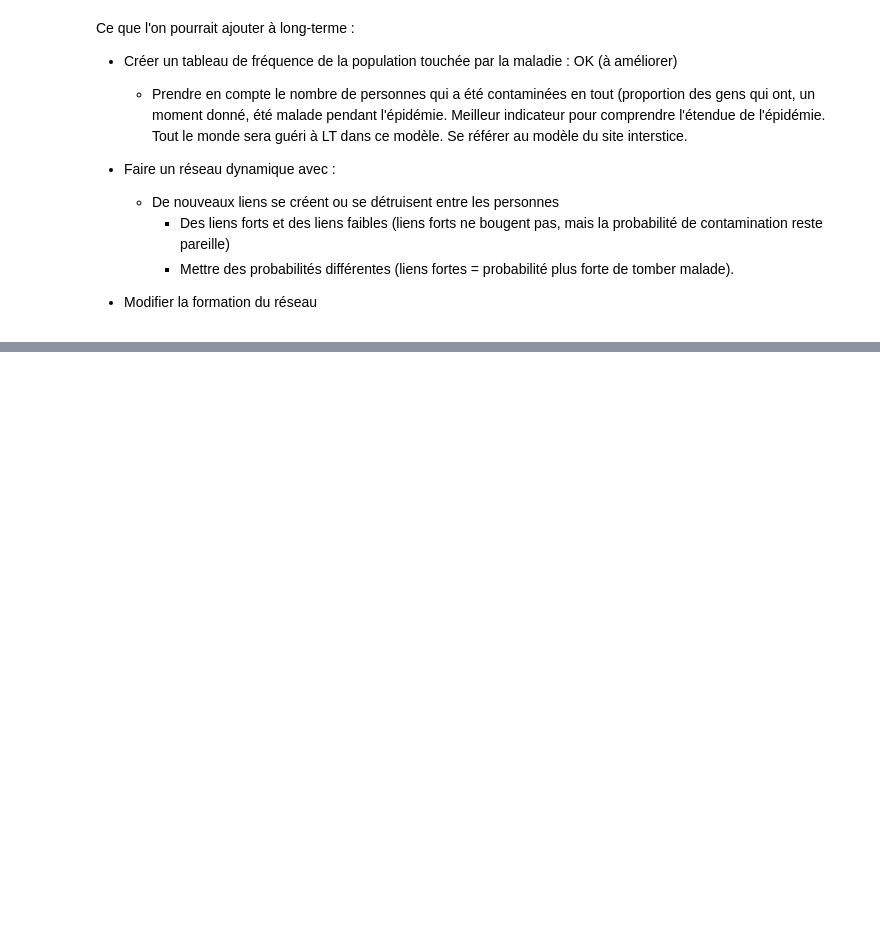
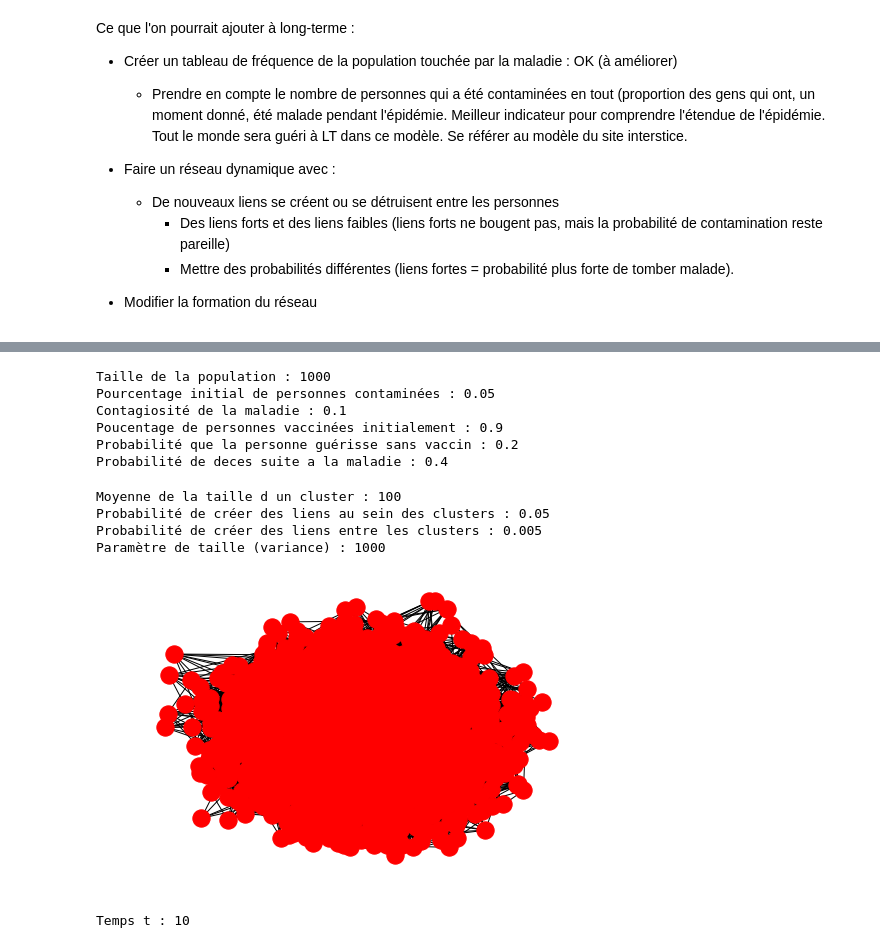
Before and after one commit to PasquierFelix/Projet-Informatique-1A, a Jupyter notebook: Projet Python.ipynb, the cells around one changed output, grey strips where cells are left out. Saved outputs shown, nothing was run; the diff lists cells and outputs as text; code cells hidden in the pictures; blank space fills up the shorter version.

```diff
--- a/Projet Python.ipynb
+++ b/Projet Python.ipynb
@@ -347,0 +196,48 @@ Choses à faire pour faire en sorte que les personnes meurent :
+# %%
+#Création des noeuds du réseau
+
+n = int(input('Taille de la population : '))
+p_init = float(input ('Pourcentage initial de personnes contaminées : '))
+lmbda = float(input('Contagiosité de la maladie : '))
+mu = float(input('Poucentage de personnes vaccinées initialement : '))
+eta = float(input('Probabilité que la personne guérisse sans vaccin : '))
+rho = float(input('Probabilité de deces suite a la maladie : '))
+
+G2 = nx.Graph()
+G2.clear()
+# %% [output]
+Taille de la population : 1000
+Pourcentage initial de personnes contaminées : 0.05
+Contagiosité de la maladie : 0.1
+Poucentage de personnes vaccinées initialement : 0.9
+Probabilité que la personne guérisse sans vaccin : 0.2
+Probabilité de deces suite a la maladie : 0.4
+# %%
+#Création du réseau d'individus
+
+
+m = float(input ('Moyenne de la taille d un cluster : '))
+p_intra = float(input ('Probabilité de créer des liens au sein des clusters : '))
+p_inter = float(input('Probabilité de créer des liens entre les clusters : '))
+v = float(input('Paramètre de taille (variance) : '))
+
+G2 = nx.gaussian_random_partition_graph(n,m,v,p_intra,p_inter)
+# %% [output]
+Moyenne de la taille d un cluster : 100
+Probabilité de créer des liens au sein des clusters : 0.05
+Probabilité de créer des liens entre les clusters : 0.005
+Paramètre de taille (variance) : 1000
+# %%
+G3 = nx.Graph.copy(G2)
+# %%
+#Mise en place des attributs pour chaque noeud (malade/pas malade initialement, vacciné/pas vacciné)
+#Trouver un moyen de faire en sorte qu'on ne soit pas malade et contaminé en même temps
+
+Populations = {k: {'malade': np.random.choice(["Oui", "Non"], p=[p_init, 1-p_init]), 'vacciné': np.random.choice(["Oui", "Non"], p=[mu, 1-mu]), 'temps malade': 0} for k in range(n)}
+# %%
+nx.set_node_attributes(G3,Populations)
+# %%
+nx.draw(G3)
+plt.show()
+# %% [output]
+[figure, added]
@@ -347,0 +286,21 @@ Choses à faire pour faire en sorte que les personnes meurent :
+# %%
+#Demande du temps d'etude
+
+t = int(input('Temps t : '))
+
+M = nx.get_node_attributes(G3, 'malade')
+Pop_malade_0 = len([k for k,v in M.items() if v == 'Oui'])
+Pop_tot = [n]
+Pop_malade_t = [Pop_malade_0]
+Pop_saine = [n-Pop_malade_0]
+Pop_retablie = [0]
+Temps = [0]
+
+for j in range(t):
+    transmission_maladie(G3, lmbda)
+    guerison_maladie(G3, eta,Pop_retablie)
+    deces(G3,rho,Pop_tot)
+    temps_malade(G3,Pop_malade_t,Pop_saine)
+    Temps.append(j+1)
+# %% [output]
+Temps t : 10
```
Also changed, not shown: parts of 13 cells of this notebook.
